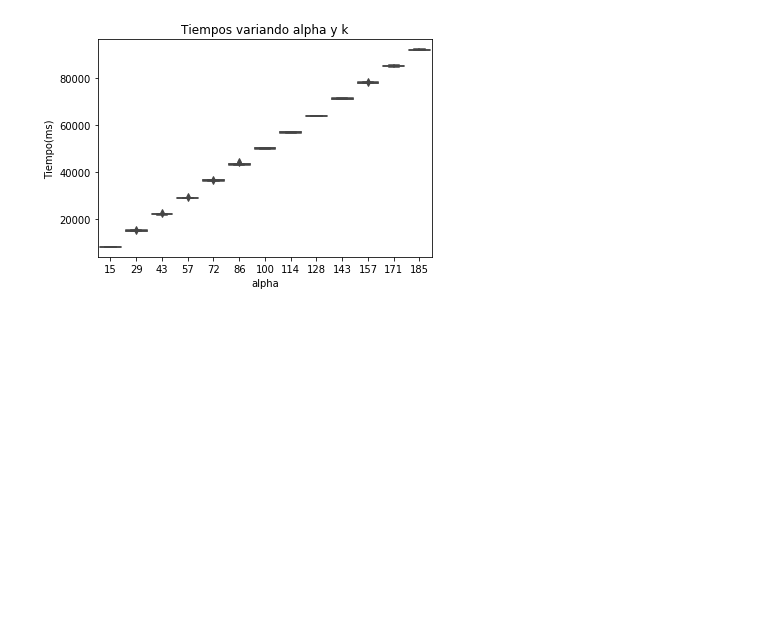
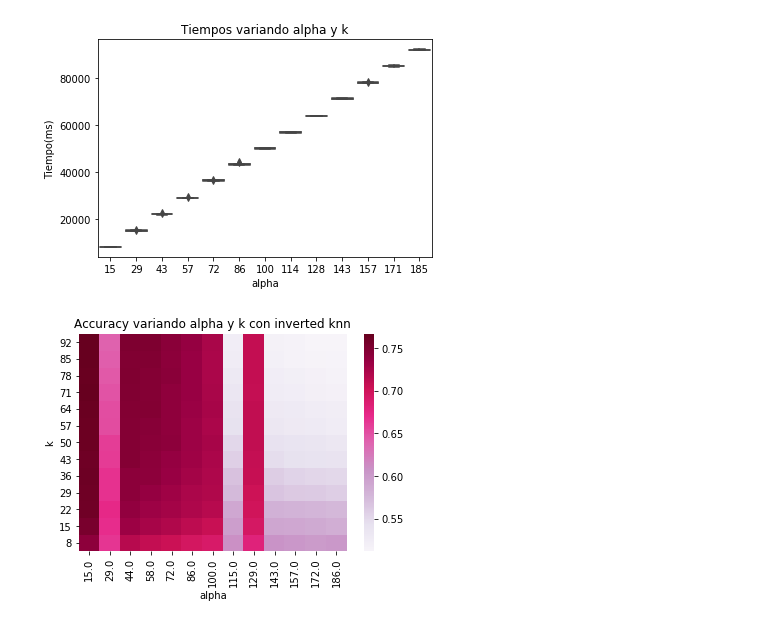
Before and after one commit to ABorgna/metnum, a Jupyter notebook: tp2/exp/graf-k-vs-alpha-vs-accuracy.ipynb, the cells around one changed output. Cells and saved outputs as stored; diff of their text form; code cells hidden in the pictures; blank space fills up the shorter version.

Commit message:
algunos exps mas, lo de mejor k segun alpha y recall

```diff
--- a/tp2/exp/graf-k-vs-alpha-vs-accuracy.ipynb
+++ b/tp2/exp/graf-k-vs-alpha-vs-accuracy.ipynb
@@ -29,3 +29,19 @@ plt.savefig('img/tiempos-variando-alpha-k.png')
 plt.show()
 # %% [output]
 [figure]
+# %%
+df = pd.read_csv('./res_variando_alpha_k_inverted1_200_1_100.csv', sep=',', engine='python')
+# print(df)
+
+cant_nodos = df["accuracy"]
+df["alpha"] = np.around(df["alpha"], decimals=0)
+ax = sns.heatmap(data = df.groupby(['k','alpha'], as_index=False).mean().pivot('k','alpha', 'accuracy'),cmap="PuRd")
+ax.set_title("Accuracy variando alpha y k con inverted knn".format(df["accuracy"]))
+ax.invert_yaxis()
+ax.set_yticklabels(ax.get_yticklabels(), rotation = 0)
+plt.xlabel(r'alpha')
+plt.ylabel(r'k')
+plt.savefig('img/accuracy-variando-alpha-k-inverted.png')
+plt.show()
+# %% [output]
+[figure, added]
```
Also changed, not shown: parts of 4 cells of this notebook, 8 other files.
